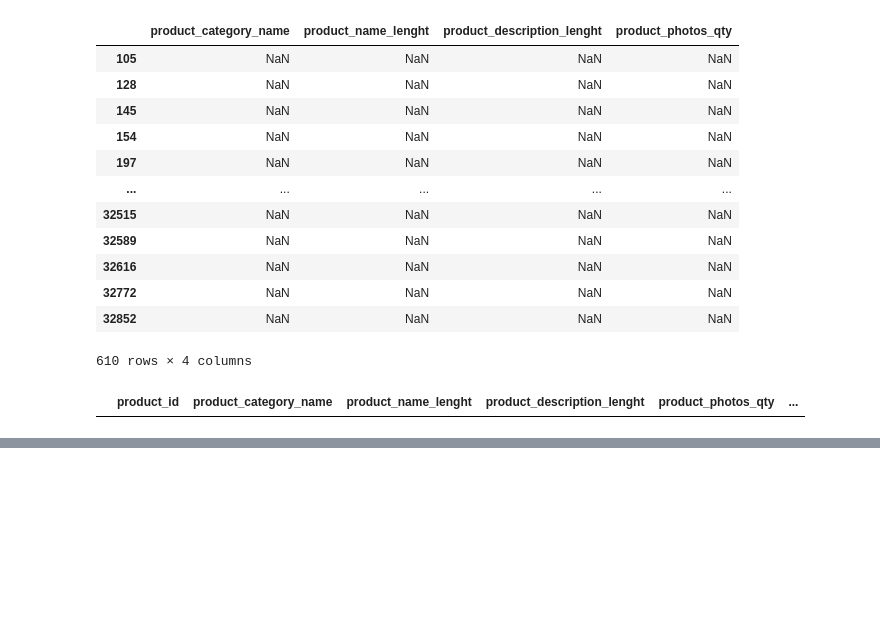
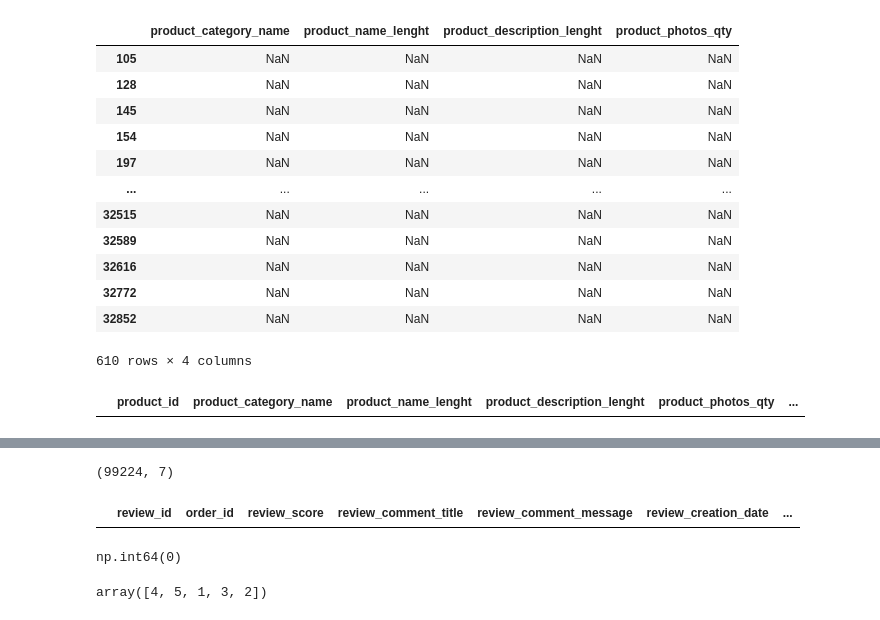
Before and after one commit to ashwinam/brazzilian-ecomm-data-engineering, a Jupyter notebook: notebooks/data_exploration.ipynb, the cells around one changed output, grey strips where cells are left out. Saved outputs shown, nothing was run; the diff lists cells and outputs as text; code cells hidden in the pictures; blank space fills up the shorter version.

```diff
--- a/notebooks/data_exploration.ipynb
+++ b/notebooks/data_exploration.ipynb
@@ -162,0 +175,19 @@ missing_dimensions
+# %%
+reviews_df.shape
+# %% [output]
+(99224, 7)
+# %%
+# checking duplicates
+reviews_df[reviews_df.duplicated()]
+# %% [output]
+|  | review_id | order_id | review_score | review_comment_title | review_comment_message | review_creation_date | ... |
+# %%
+# Checking missing records
+reviews_df['review_score'].isna().sum()
+# %% [output]
+np.int64(0)
+# %%
+# checking unique
+reviews_df['review_score'].unique()
+# %% [output]
+array([4, 5, 1, 3, 2])
```
Also changed, not shown: parts of 14 cells of this notebook, 1 other file.
